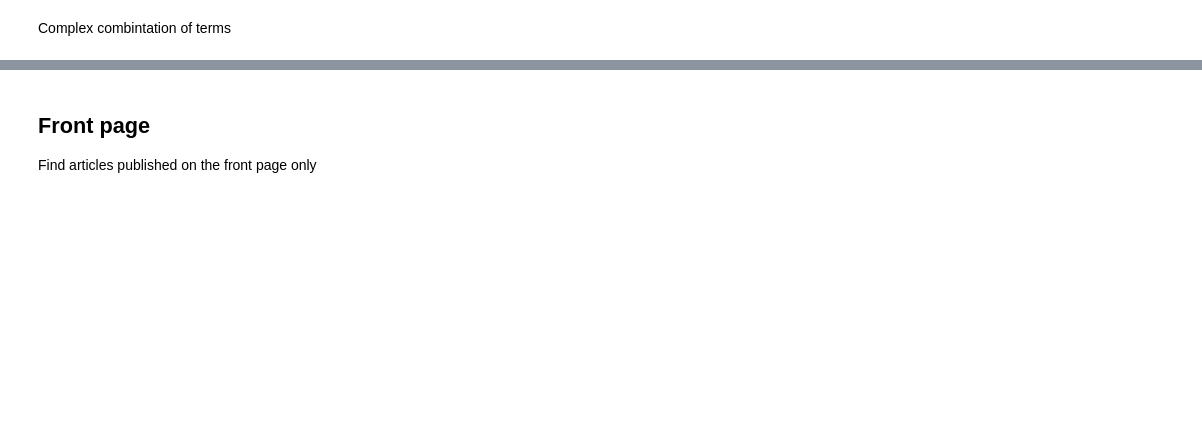
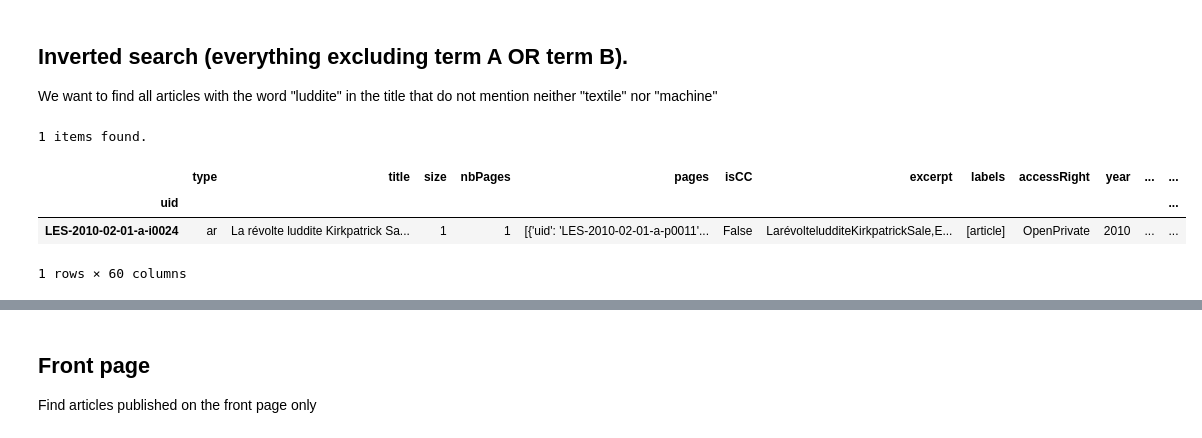
Before and after one commit to impresso/impresso-py, a Jupyter notebook: examples/notebooks/search.ipynb, the cells around one changed output, grey strips where cells are left out. Saved outputs shown, nothing was run; the diff lists cells and outputs as text; code cells hidden in the pictures; blank space fills up the shorter version.

```diff
--- a/examples/notebooks/search.ipynb
+++ b/examples/notebooks/search.ipynb
@@ -46,8 +84,16 @@ Inverted search (not any of the terms)
+# %% [markdown]
+## Inverted search (everything excluding term A __OR__ term B).
+
+We want to find all articles with the word "luddite" in the title that do not mention neither "textile" nor "machine"
 # %%
 from impresso import OR
 
-result = impresso.search.find(q="impresso", title=~OR("impresso", "Kaffeemaschine"))
+result = impresso.search.find(title="luddite", q=~OR("textile", "machine"))
 print(f"{result.total} items found.")
 result.df.head(1)
+# %% [output]
+1 items found.
+|  | type | title | size | nbPages | pages | isCC | excerpt | labels | accessRight | year | ... | ... |
+| uid |  |  |  |  |  |  |  |  |  |  |  | ... |
+| LES-2010-02-01-a-i0024 | ar | La révolte luddite Kirkpatrick Sa... | 1 | 1 | [{'uid': 'LES-2010-02-01-a-p0011'... | False | LarévolteludditeKirkpatrickSale,E... | [article] | OpenPrivate | 2010 | ... | ... |
+1 rows × 60 columns
-# %% [markdown]
-Complex combintation of terms
```
Also changed, not shown: parts of 49 cells of this notebook, 5 other files.
